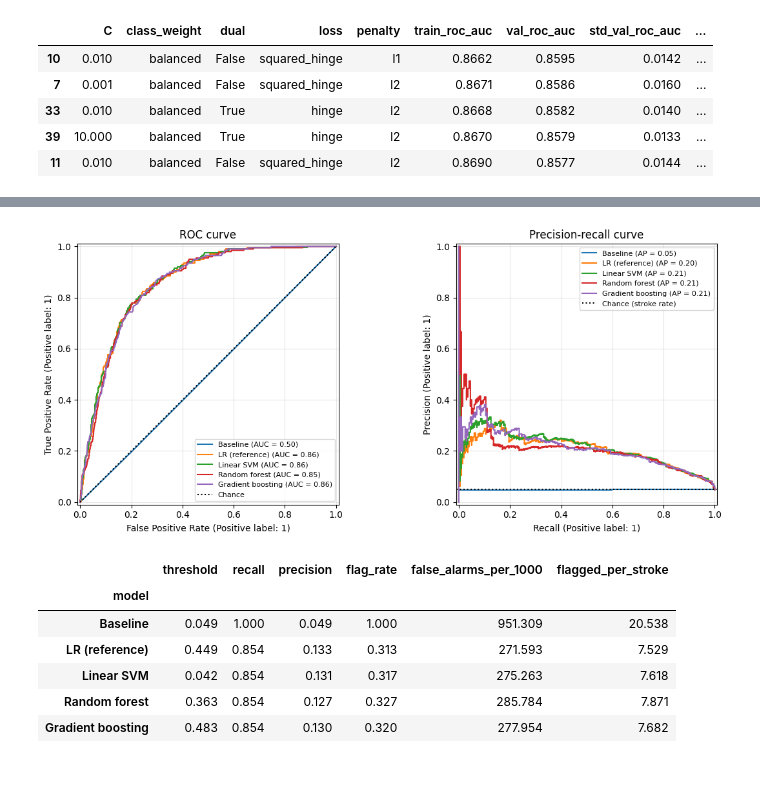
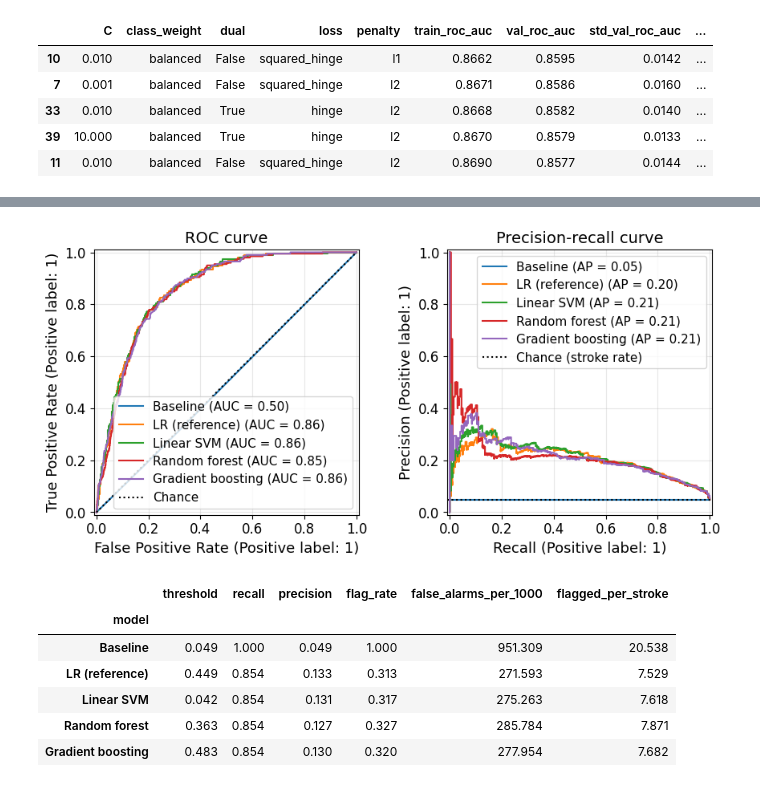
Before and after one commit to Lightfoot7/STR-E, a Jupyter notebook: Main (2).ipynb, the cells around one changed output, grey strips where cells are left out. Saved outputs shown, nothing was run; the diff lists cells and outputs as text; code cells hidden in the pictures.

```diff
--- a/Main (2).ipynb
+++ b/Main (2).ipynb
@@ -608,6 +608,12 @@ from sklearn.inspection import permutation_importance
 
 warnings.filterwarnings("ignore", category=UserWarning)
 RUNTIME = ai4.show_runtime()
+
+# Figures: larger text so it stays readable when scaled to the report's text width
+plt.rcParams.update({"font.size": 13, "axes.titlesize": 14, "axes.labelsize": 13,
+                     "xtick.labelsize": 12, "ytick.labelsize": 12, "legend.fontsize": 11,
+                     "figure.titlesize": 14})
+os.makedirs("Figures", exist_ok=True)
 # %% [output]
 Runtime: Windows | Intel64 Family 6 Model 141 Stepping 1, GenuineIntel (16 cores, 15.6 GB) | CPU only | Python 3.13.7
 # %%
@@ -897,27 +903,27 @@ plot_overfitting(rows)
 # %%
 # ROC and PR curves
 def plot_roc_pr(models):
-    fig, (ax_roc, ax_pr) = plt.subplots(1, 2, figsize=(12, 5))
+    fig, (ax_roc, ax_pr) = plt.subplots(1, 2, figsize=(9, 4.3))
     for name, model in models:
         proba = cross_val_predict(model, X_train, y_train, cv=cv, method="predict_proba")
         proba = proba[:, 1]
         RocCurveDisplay.from_predictions(y_train, proba, name=name, ax=ax_roc)
         PrecisionRecallDisplay.from_predictions(y_train, proba, name=name, ax=ax_pr)
 
     ax_roc.plot([0, 1], [0, 1], "k:", label="Chance")
     ax_pr.axhline(y_train.mean(), color="k", linestyle=":", label="Chance (stroke rate)")
     ax_roc.set_title("ROC curve")
     ax_pr.set_title("Precision-recall curve")
     for ax in (ax_roc, ax_pr):
-        ax.legend(fontsize=8, loc="lower right" if ax is ax_roc else "upper right")
+        ax.legend(loc="lower right" if ax is ax_roc else "upper right")
         ax.grid(alpha=0.3)
     plt.tight_layout()
-    plt.savefig("roc_pr.pdf", bbox_inches="tight")   # figure for the report
+    plt.savefig("Figures/roc_pr.pdf", bbox_inches="tight")   # figure for the report
     plt.show()
 
 plot_roc_pr(models)
 # %% [output]
-[figure, old version]
+[figure, new version]
 # %%
 # Threshold per model at recall target
 RECALL_TARGET = 0.85
```
Also changed, not shown: parts of 13 cells of this notebook, 6 other files.
